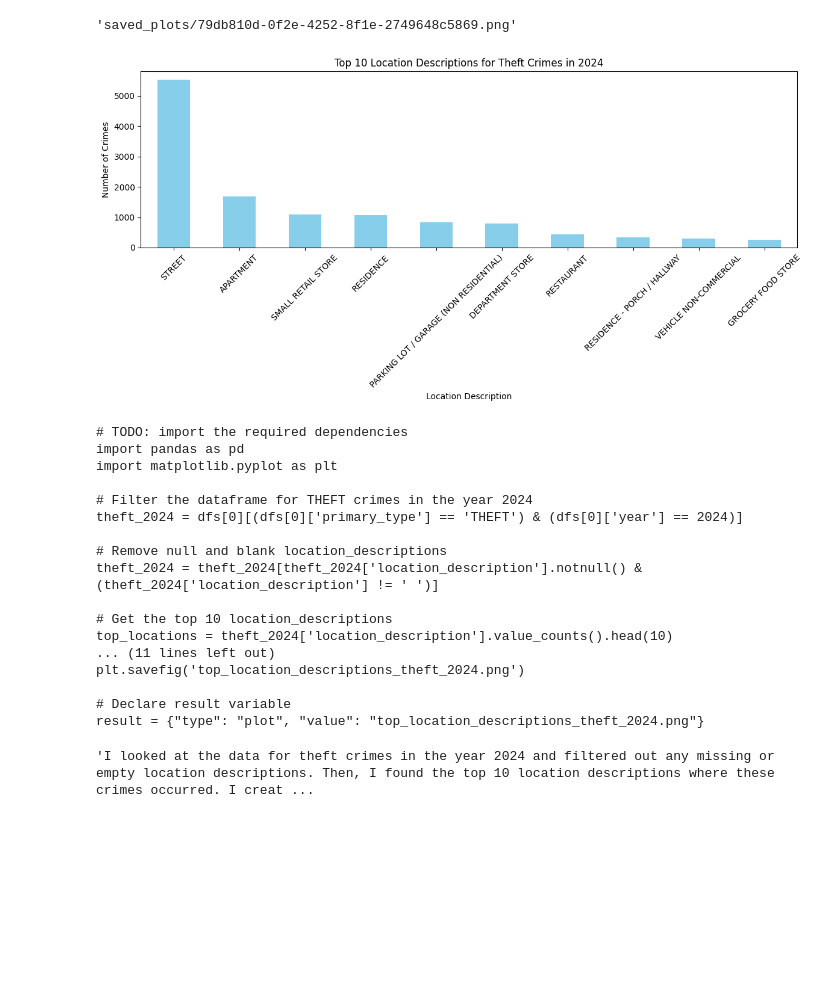
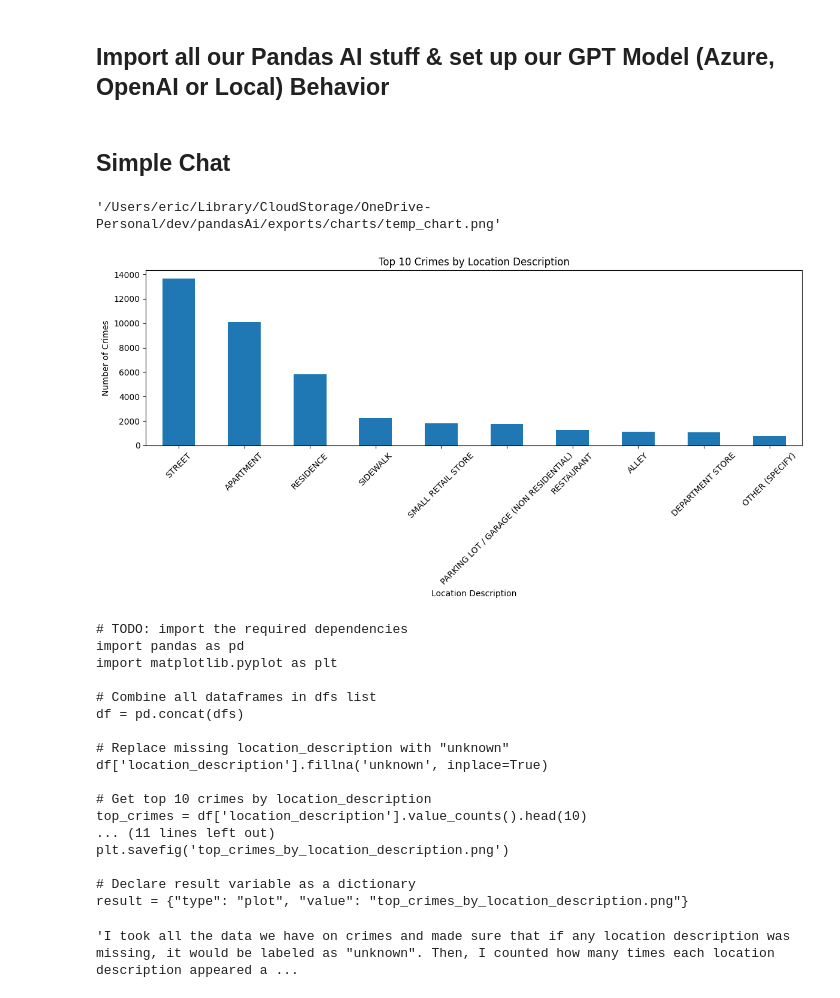
Before and after one commit to evogelpohl/pandasAi_Demos, a Jupyter notebook: Chicago_Agent.ipynb, the cells around one changed output. Cells and saved outputs as stored; diff of their text form; code cells hidden in the pictures; blank space fills up the shorter version.

```diff
--- a/Chicago_Agent.ipynb
+++ b/Chicago_Agent.ipynb
@@ -3,6 +18,6 @@
 # %%
 import pandas as pd
-crime = pd.read_csv('https://raw.githubusercontent.com/evogelpohl/pandasAI_project/main/chicago_iucr.csv')
+crime = pd.read_csv('./chicago_iucr.csv')
 
 import warnings
 warnings.filterwarnings('ignore')
@@ -31,6 +43,8 @@ field_descriptions = {
     "longitude": "Longitude of the incident location, shifted for partial redaction but on the same block.",
     "crime": "The crime committed, aka the incident."
 }
+# %% [markdown]
+## Import all our Pandas AI stuff & set up our GPT Model (Azure, OpenAI or Local) Behavior
 # %%
 import os
 from pandasai import SmartDataframe
@@ -94,18 +108,18 @@ agent = Agent(crime, config={'llm': llm,
                             'enable_cache': False,
                             'verbose': False,
                             'field_description': field_descriptions,
-                            'save_charts': True,
+                            'save_charts': False,
                             'save_charts_path': './saved_plots',
                             }
              )
+# %% [markdown]
+## Simple Chat
 # %%
-query = ''' Plot and show as a bar chart: Where are the top 10 location_descriptions (remove null and blank or ' ' space \
-                from the chart) for the primary_type of 'THEFT' crime committed in the year 2024? Use modern color theme and \
-                include in-line comments in your code please. '''
-agent.chat(query)
+query = ''' Graph the top 10 crime by location_description and if the location_description is missing in any way, then make it say unknown.  '''
+agent.chat(query=query)
 # %% [output]
-'saved_plots/79db810d-0f2e-4252-8f1e-2749648c5869.png'
+'/Users/eric/Library/CloudStorage/OneDrive-Personal/dev/pandasAi/exports/charts/temp_chart.png'
-[figure, old version]
+[figure, new version]
 # %%
 print(agent.last_code_generated)
 # %% [output]
@@ -113,20 +127,20 @@ print(agent.last_code_generated)
 import pandas as pd
 import matplotlib.pyplot as plt
 
-# Filter the dataframe for THEFT crimes in the year 2024
-theft_2024 = dfs[0][(dfs[0]['primary_type'] == 'THEFT') & (dfs[0]['year'] == 2024)]
+# Combine all dataframes in dfs list
+df = pd.concat(dfs)
 
-# Remove null and blank location_descriptions
-theft_2024 = theft_2024[theft_2024['location_description'].notnull() & (theft_2024['location_description'] != ' ')]
+# Replace missing location_description with "unknown"
+df['location_description'].fillna('unknown', inplace=True)
 
-# Get the top 10 location_descriptions
-top_locations = theft_2024['location_description'].value_counts().head(10)
+# Get top 10 crimes by location_description
+top_crimes = df['location_description'].value_counts().head(10)
 ... (11 lines left out)
-plt.savefig('top_location_descriptions_theft_2024.png')
+plt.savefig('top_crimes_by_location_description.png')
 
-# Declare result variable
-result = {"type": "plot", "value": "top_location_descriptions_theft_2024.png"}
+# Declare result variable as a dictionary
+result = {"type": "plot", "value": "top_crimes_by_location_description.png"}
 # %%
 agent.explain()
 # %% [output]
-'I looked at the data for theft crimes in the year 2024 and filtered out any missing or empty location descriptions. Then, I found the top 10 location descriptions where these crimes occurred. I creat ...
+'I took all the data we have on crimes and made sure that if any location description was missing, it would be labeled as "unknown". Then, I counted how many times each location description appeared a ...
```
Also changed, not shown: parts of 5 cells of this notebook, 3 other files.
